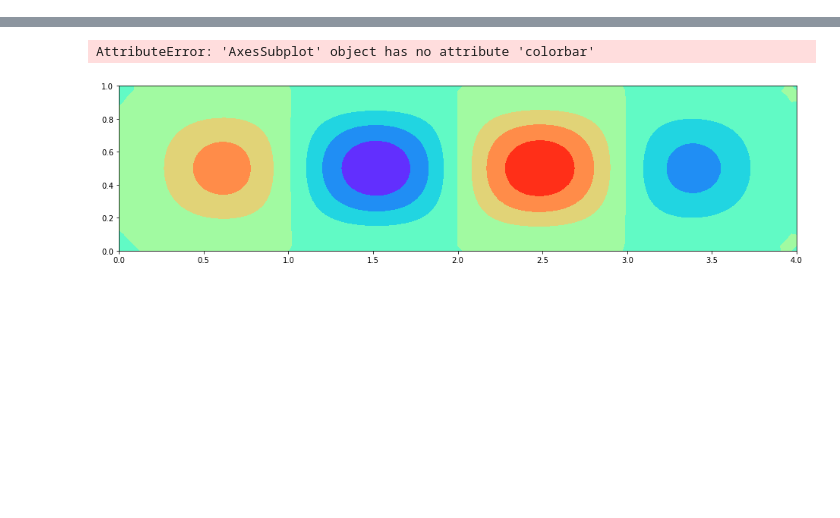
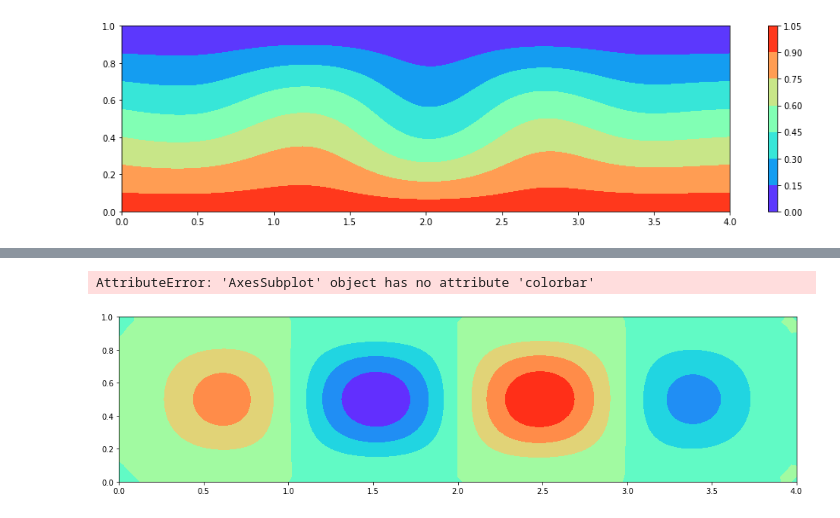
Before and after one commit to che4web/flow, a Jupyter notebook: Без названия.ipynb, the cells around one changed output, grey strips where cells are left out. Cells and saved outputs as stored; diff of their text form; code cells hidden in the pictures; blank space fills up the shorter version.

```diff
--- a/Без названия.ipynb
+++ b/Без названия.ipynb
@@ -26,0 +27,4 @@ contur_plot('psi.txt')
+# %%
+contur_plot('t.txt')
+# %% [output]
+[figure, added]
```
Also changed, not shown: parts of 5 cells of this notebook, 7 other files.
